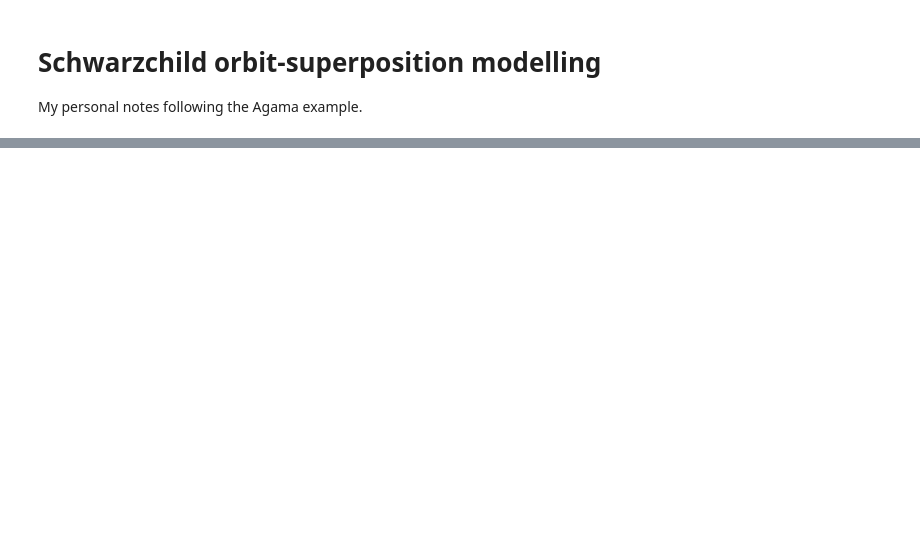
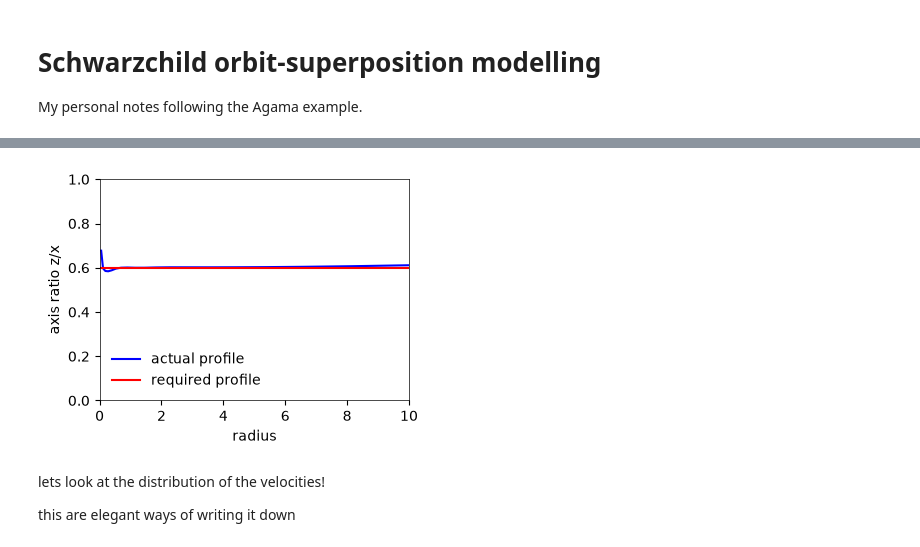
Before and after one commit to salvatore-ferrone/bar-dynamics, a Jupyter notebook: pedagogy/tutorial_schwarzchild.ipynb, the cells around one changed output, grey strips where cells are left out. Drawn from its saved outputs; the diff is of its cells as text; code cells hidden in the pictures; blank space fills up the shorter version.

```diff
--- a/pedagogy/tutorial_schwarzchild.ipynb
+++ b/pedagogy/tutorial_schwarzchild.ipynb
@@ -66,0 +349,10 @@ axis.set(xscale="log",yscale="log",xlabel="R")
+# %%
+pot_stars_nbody = agama.Potential(type="multipole", particles=(snap_posvel, snap_mass),symmetry="adds")
+E_kin = 0.5 * numpy.sum(snap_mass[:,None] * snap_posvel[:,3:6]**2)
+E_pot = 0.5 * numpy.sum(snap_mass * pot_stars_nbody.potential(snap_posvel[:,0:3]))
+print('Epot=%g, Ekin=%g, virial ratio=%g' % (E_pot, E_kin, -2*E_kin/E_pot))
+
+# and yess, include the Black hole!
+E_pot += 0.5 * (numpy.sum(snap_mass * pot_bh.potential(snap_posvel[:,0:3])) +
+    pot_bh.totalMass() * pot_stars_nbody.potential(0,0,0))
+print('Epot=%g, Ekin=%g, virial ratio=%g' % (E_pot, E_kin, -2*E_kin/E_pot))
@@ -66,0 +424,17 @@ axis.set(xscale="log",yscale="log",xlabel="R")
+# %%
+axes = pot_stars_nbody.principalAxes(gridR)[0]
+plt.figure(figsize=(4,3))
+plt.plot(gridR, axes[:,2] / axes[:,0], c='b', label='actual profile')
+plt.axhline(q, color='r', label='required profile')
+plt.xlim(min(gridR), max(gridR))
+plt.ylim(0, 1)
+plt.xlabel('radius')
+plt.ylabel('axis ratio z/x')
+plt.legend(loc='lower left', frameon=False)
+plt.tight_layout()
+# %% [output]
+[figure, added]
+# %% [markdown]
+lets look at the distribution of the velocities!
+
+this are elegant ways of writing it down
```
Also changed, not shown: parts of 41 cells of this notebook.
